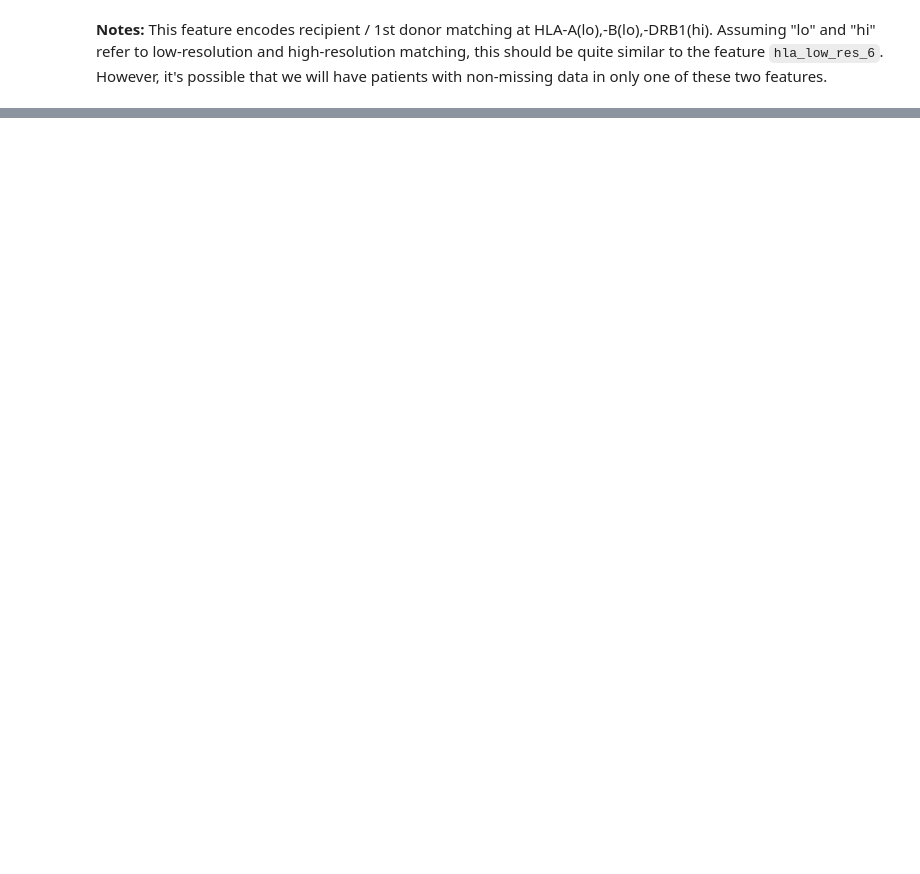
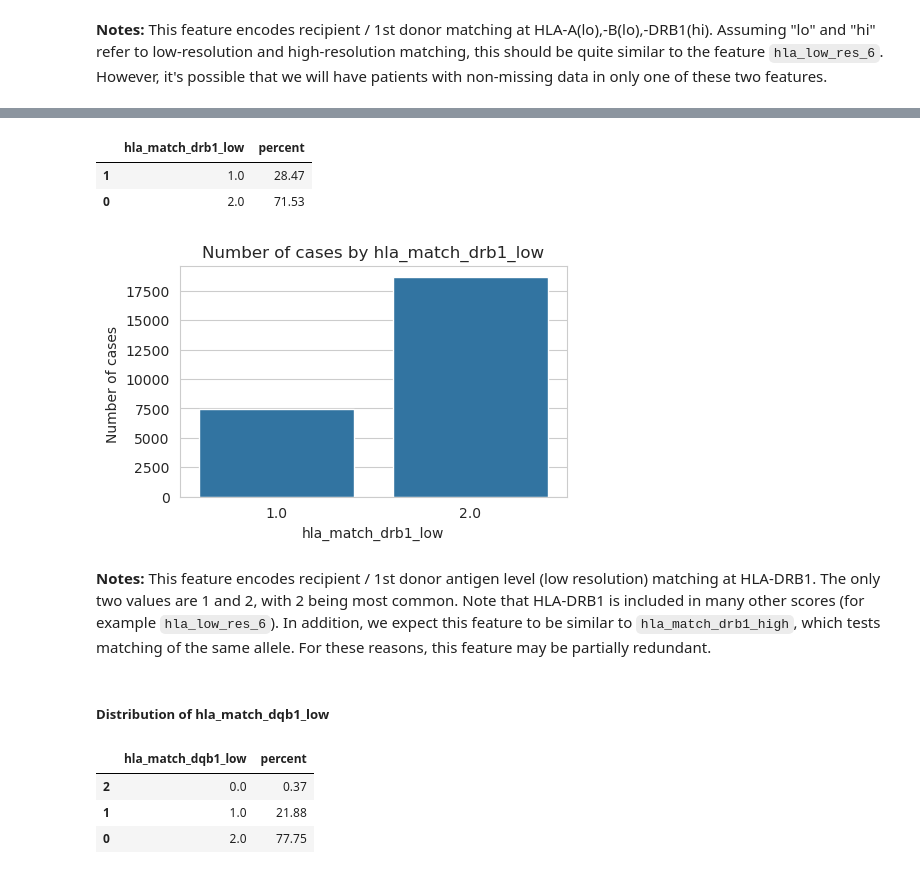
Before and after one commit to RuiboZhang98/CIBMTR_post_hct_survival, a Jupyter notebook: notebooks/univariate_distributions.ipynb, the cells around one changed output, grey strips where cells are left out. Saved outputs shown, nothing was run; the diff lists cells and outputs as text; code cells hidden in the pictures; blank space fills up the shorter version.

Commit message:
Add additional features

```diff
--- a/notebooks/univariate_distributions.ipynb
+++ b/notebooks/univariate_distributions.ipynb
@@ -326,0 +597,24 @@ plot_discrete_feature('hla_nmdp_6')
+# %%
+# View percentage of cases by value of hla_match_drb1_low
+get_percentages('hla_match_drb1_low')
+# %% [output]
+|  | hla_match_drb1_low | percent |
+| 1 | 1.0 | 28.47 |
+| 0 | 2.0 | 71.53 |
+# %%
+# Plot number of cases by value of hla_match_drb1_low
+plot_discrete_feature('hla_match_drb1_low')
+# %% [output]
+[figure, added]
+# %% [markdown]
+**Notes:** This feature encodes recipient / 1st donor antigen level (low resolution) matching at HLA-DRB1. The only two values are 1 and 2, with 2 being most common. Note that HLA-DRB1 is included in many other scores (for example `hla_low_res_6`). In addition, we expect this feature to be similar to `hla_match_drb1_high`, which tests matching of the same allele. For these reasons, this feature may be partially redundant.
+# %% [markdown]
+##### Distribution of hla_match_dqb1_low
+# %%
+# View percentage of cases by value of hla_match_dqb1_low
+get_percentages('hla_match_dqb1_low')
+# %% [output]
+|  | hla_match_dqb1_low | percent |
+| 2 | 0.0 | 0.37 |
+| 1 | 1.0 | 21.88 |
+| 0 | 2.0 | 77.75 |
```
Also changed, not shown: parts of 169 cells of this notebook.
